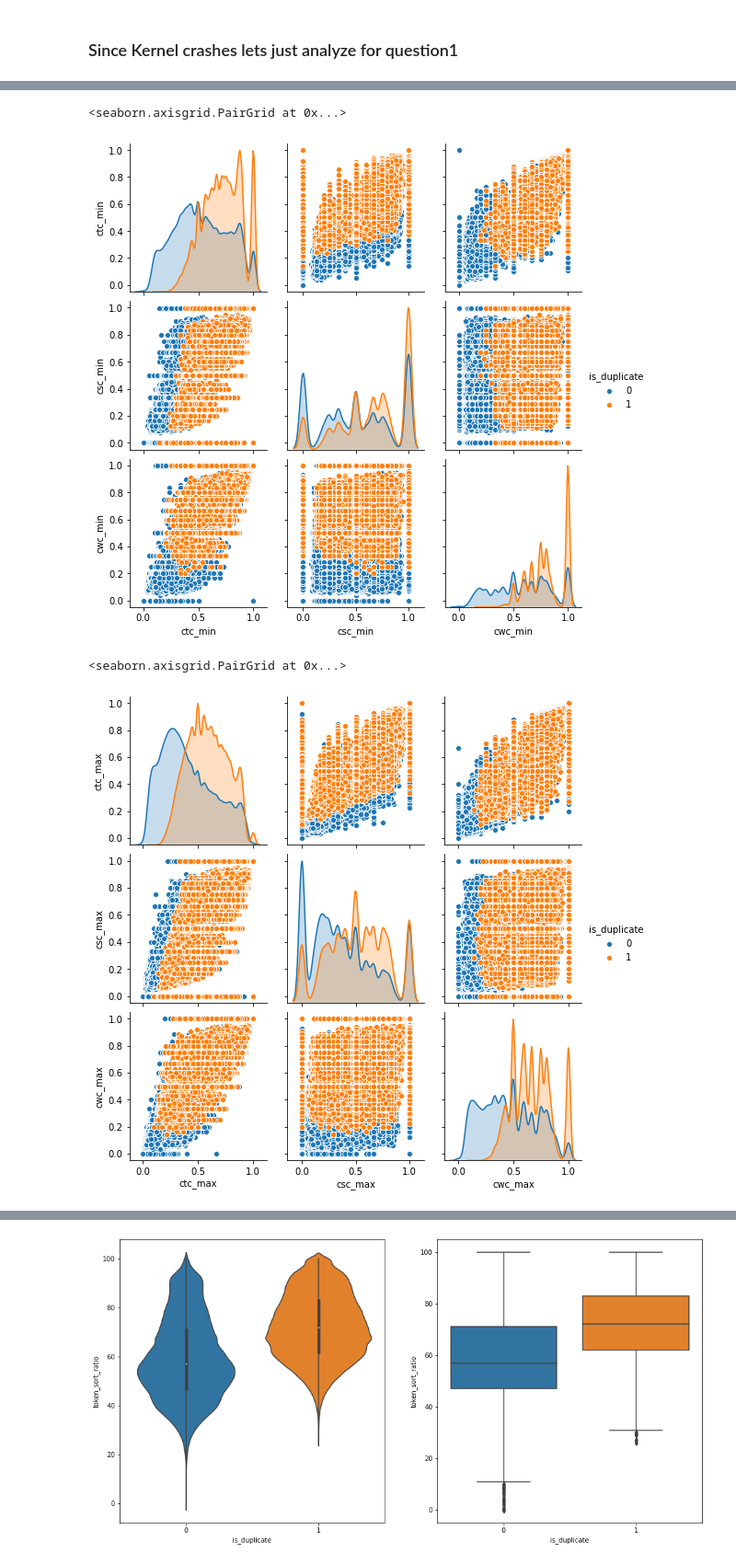
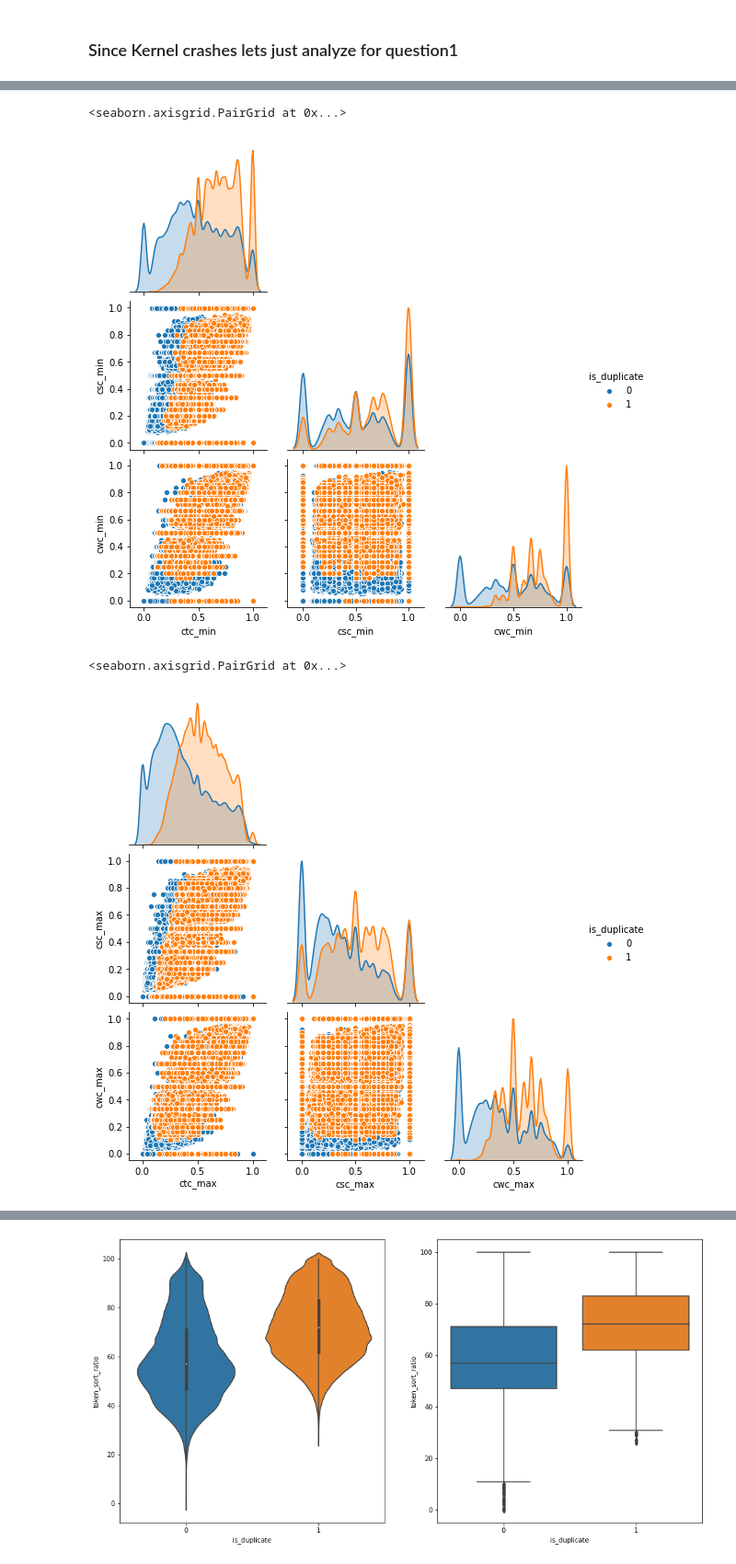
Before and after one commit to Vikas-KM/quora-question-pair, a Jupyter notebook: solving_quora_question_pair.ipynb, the cells around one changed output, grey strips where cells are left out. Shown at 92% size. Drawn from its saved outputs; the diff is of its cells as text; code cells hidden in the pictures.

```diff
--- a/solving_quora_question_pair.ipynb
+++ b/solving_quora_question_pair.ipynb
@@ -758,7 +763,7 @@ def preprocess(x):
     x = contractions.fix(x)
 #     x = BeautifulSoup(x, 'lxml').get_text()
     x = re.sub('[^A-Za-z0-9]+', ' ', x)
-    return x
+    return x.strip()
 # %% [markdown]
 ## Advanced Feature Extraction
 - **Token** - is when a sentence is split on space
@@ -1060,10 +1047,10 @@ gc.collect()
 # %%
-sns.pairplot(df, vars=["ctc_min", "csc_min", "cwc_min"], hue='is_duplicate')
+sns.pairplot(df, vars=["ctc_min", "csc_min", "cwc_min"], hue='is_duplicate', corner=True)
 # %% [output]
 <seaborn.axisgrid.PairGrid at 0x...>
-[figure, old version]
+[figure, new version]
 # %%
-sns.pairplot(df, vars=["ctc_max", "csc_max", "cwc_max"], hue='is_duplicate')
+sns.pairplot(df, vars=["ctc_max", "csc_max", "cwc_max"], hue='is_duplicate', corner=True)
 # %% [output]
 <seaborn.axisgrid.PairGrid at 0x...>
-[figure, old version]
+[figure, new version]
```
Also changed, not shown: parts of 79 cells of this notebook.
